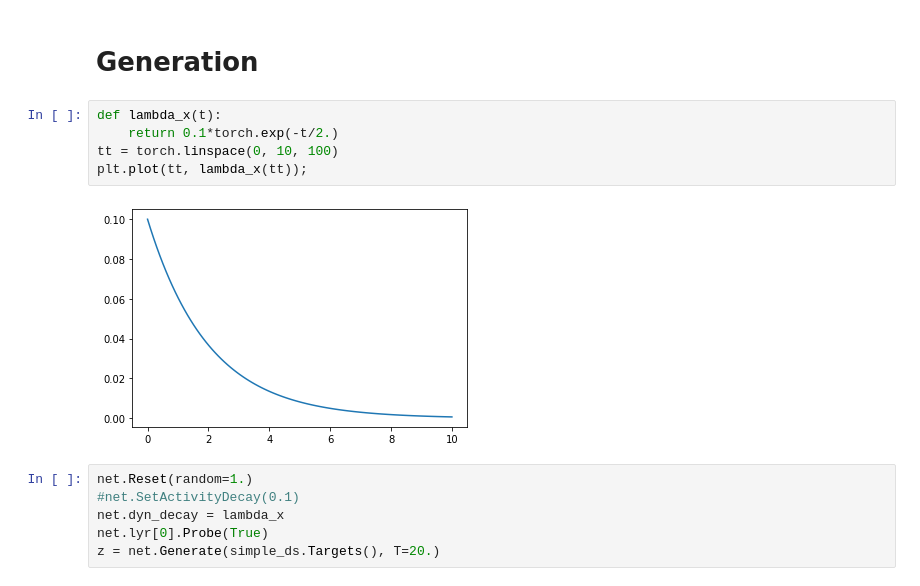
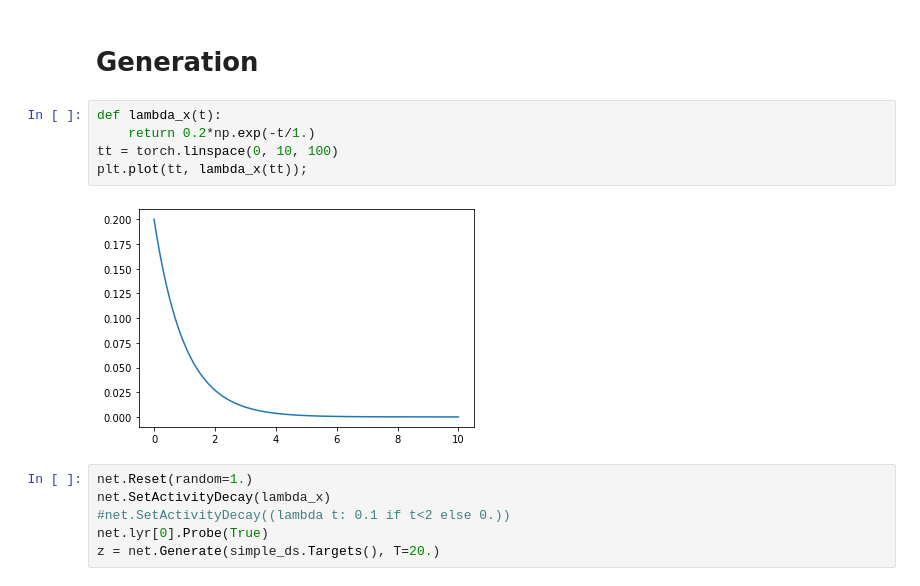
Before and after one commit to jorchard/pc_network, a Jupyter notebook: test_10-5-3.ipynb, the cells around one changed output. Cells and saved outputs as stored; diff of their text form.

```diff
--- a/test_10-5-3.ipynb
+++ b/test_10-5-3.ipynb
@@ -162,15 +179,15 @@ simple_ds.Plot(labels=net.Predict(simple_ds.Inputs(), T=2.), idx=sidx)
 # Generation
 # %%
 def lambda_x(t):
-    return 0.1*torch.exp(-t/2.)
+    return 0.2*np.exp(-t/1.)
 tt = torch.linspace(0, 10, 100)
 plt.plot(tt, lambda_x(tt));
 # %% [output]
-[figure, old version]
+[figure, new version]
 # %%
 net.Reset(random=1.)
-#net.SetActivityDecay(0.1)
-net.dyn_decay = lambda_x
+net.SetActivityDecay(lambda_x)
+#net.SetActivityDecay((lambda t: 0.1 if t<2 else 0.))
 net.lyr[0].Probe(True)
 z = net.Generate(simple_ds.Targets(), T=20.)
 # %%
```
Also changed, not shown: parts of 13 cells of this notebook, 3 other files.
